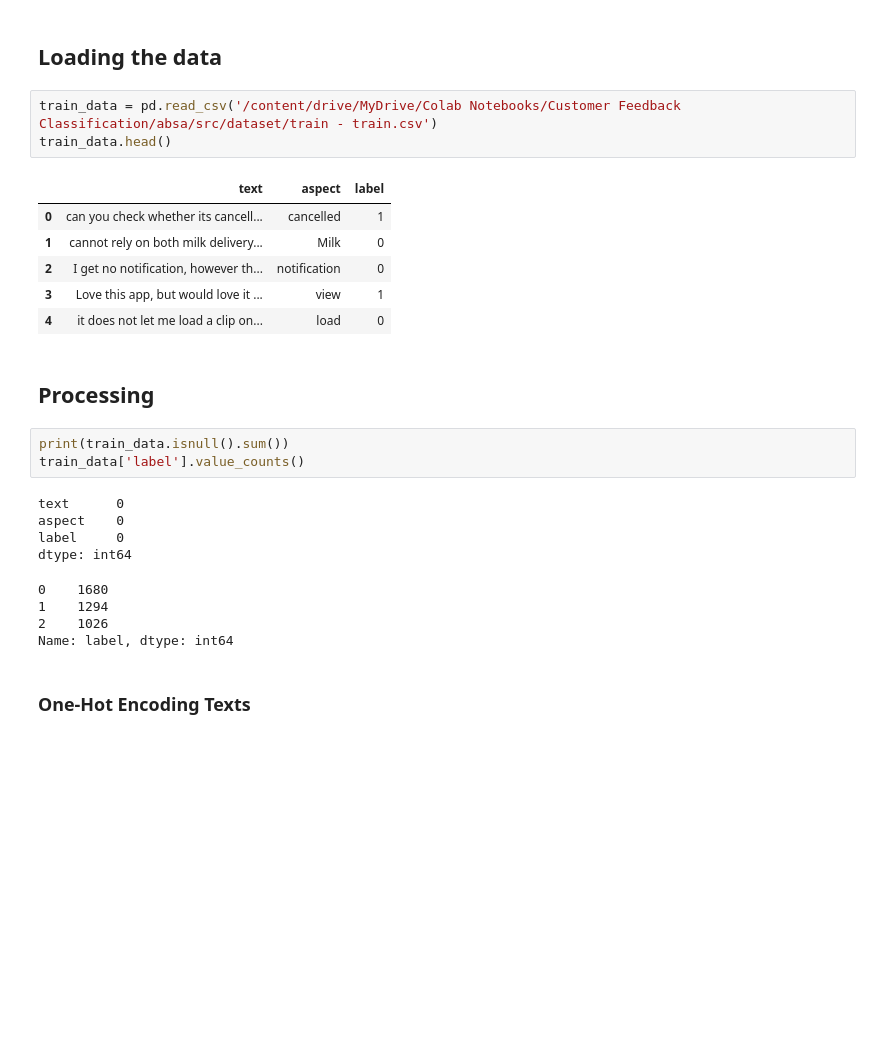
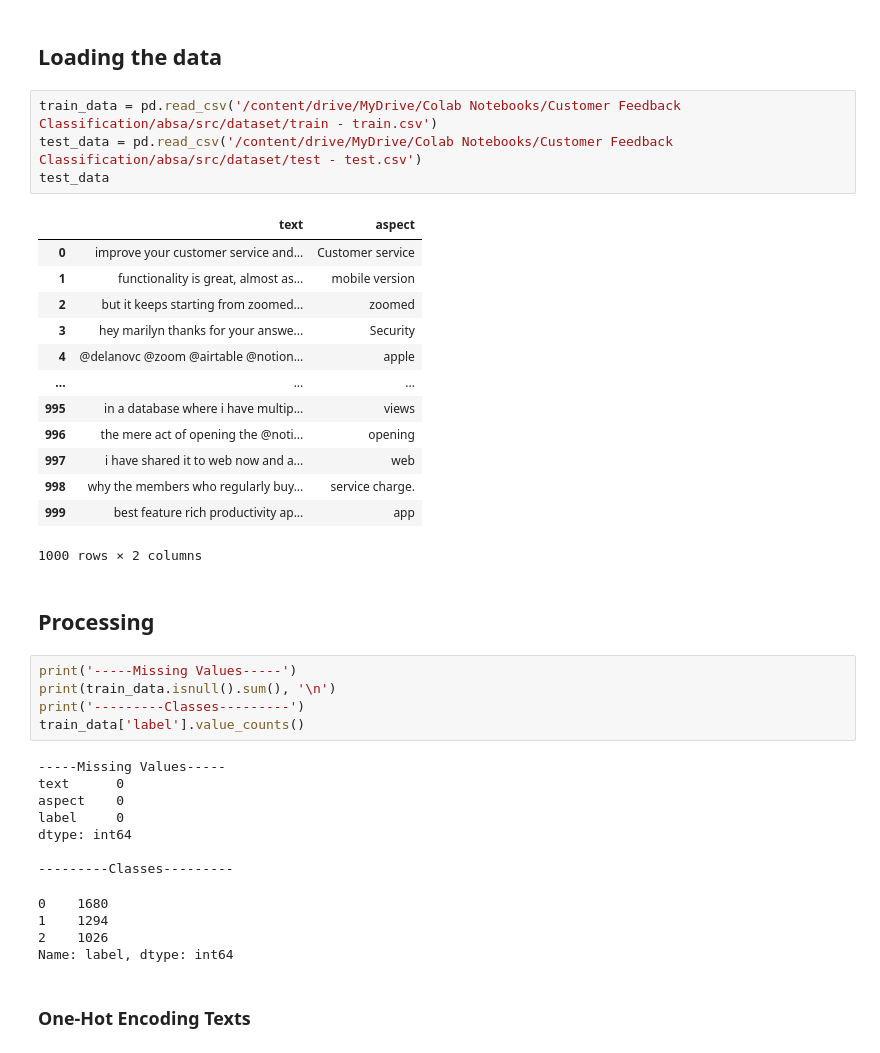
Before and after one commit to ProsperChuks/Customer-Sentiment-Analysis, a Jupyter notebook: absa/notebooks/base.ipynb, the cells around one changed output. Drawn from its saved outputs; the diff is of its cells as text; blank space fills up the shorter version.

```diff
--- a/absa/notebooks/base.ipynb
+++ b/absa/notebooks/base.ipynb
@@ -10,24 +10,37 @@ import pickle
 ## Loading the data
 # %%
 train_data = pd.read_csv('/content/drive/MyDrive/Colab Notebooks/Customer Feedback Classification/absa/src/dataset/train - train.csv')
-train_data.head()
+test_data = pd.read_csv('/content/drive/MyDrive/Colab Notebooks/Customer Feedback Classification/absa/src/dataset/test - test.csv')
+test_data
 # %% [output]
-|  | text | aspect | label |
-| 0 | can you check whether its cancell... | cancelled | 1 |
-| 1 | cannot rely on both milk delivery... | Milk | 0 |
-| 2 | I get no notification, however th... | notification | 0 |
-| 3 | Love this app, but would love it ... | view | 1 |
-| 4 | it does not let me load a clip on... | load | 0 |
+|  | text | aspect |
+| 0 | improve your customer service and... | Customer service |
+| 1 | functionality is great, almost as... | mobile version |
+| 2 | but it keeps starting from zoomed... | zoomed |
+| 3 | hey marilyn thanks for your answe... | Security |
+| 4 | @delanovc @zoom @airtable @notion... | apple |
+| ... | ... | ... |
+| 995 | in a database where i have multip... | views |
+| 996 | the mere act of opening the @noti... | opening |
+| 997 | i have shared it to web now and a... | web |
+| 998 | why the members who regularly buy... | service charge. |
+| 999 | best feature rich productivity ap... | app |
+1000 rows × 2 columns
 # %% [markdown]
 ## Processing
 # %%
-print(train_data.isnull().sum())
+print('-----Missing Values-----')
+print(train_data.isnull().sum(), '\n')
+print('---------Classes---------')
 train_data['label'].value_counts()
 # %% [output]
+-----Missing Values-----
 text      0
 aspect    0
 label     0
 dtype: int64
+
+---------Classes---------
 0    1680
 1    1294
 2    1026
```
Also changed, not shown: parts of 5 cells of this notebook.
